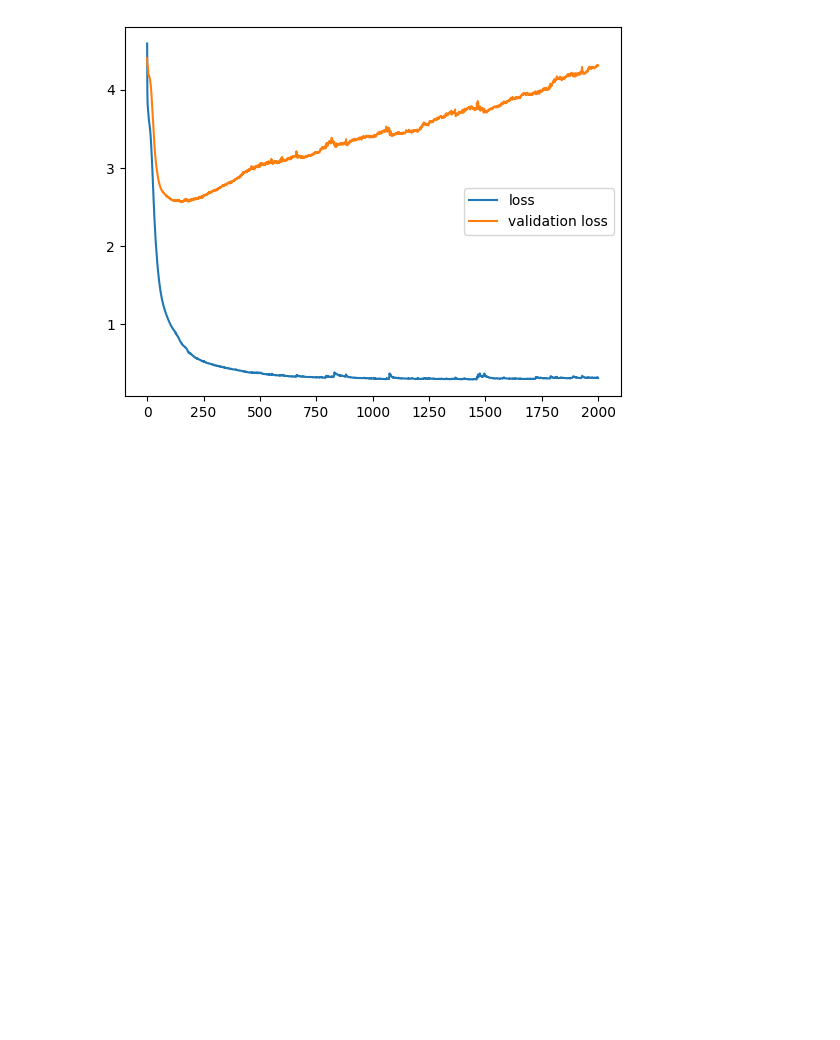
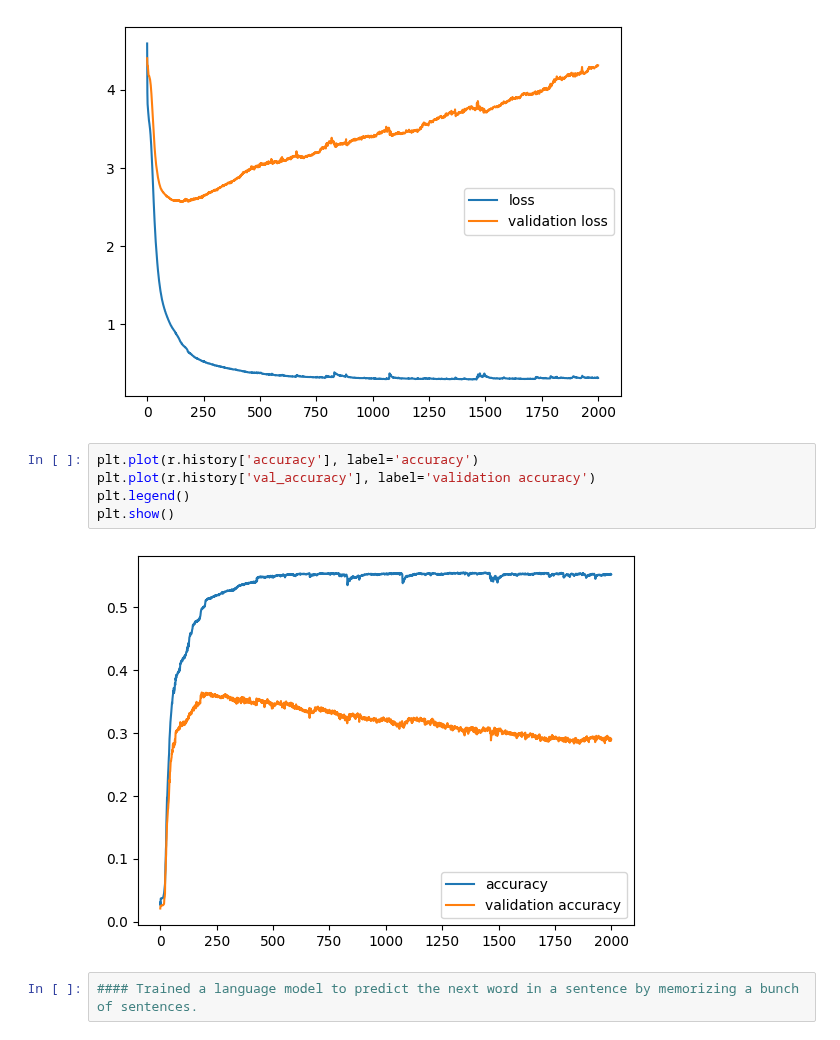
Before and after one commit to SayliMN/poetry_generator, a Jupyter notebook: poetry_generator.ipynb, the cells around one changed output. Drawn from its saved outputs; the diff is of its cells as text; blank space fills up the shorter version.

```diff
--- a/poetry_generator.ipynb
+++ b/poetry_generator.ipynb
@@ -298,3 +298,12 @@ plt.legend()
 plt.show()
 # %% [output]
 [figure]
+# %%
+plt.plot(r.history['accuracy'], label='accuracy')
+plt.plot(r.history['val_accuracy'], label='validation accuracy')
+plt.legend()
+plt.show()
+# %% [output]
+[figure, added]
+# %%
+#### Trained a language model to predict the next word in a sentence by memorizing a bunch of sentences.
```
